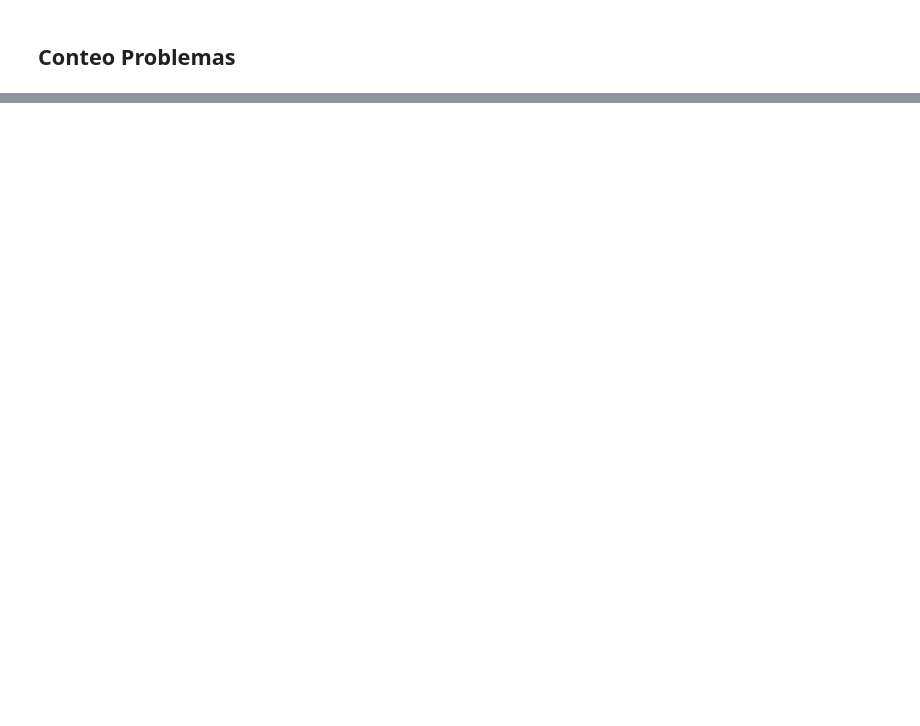
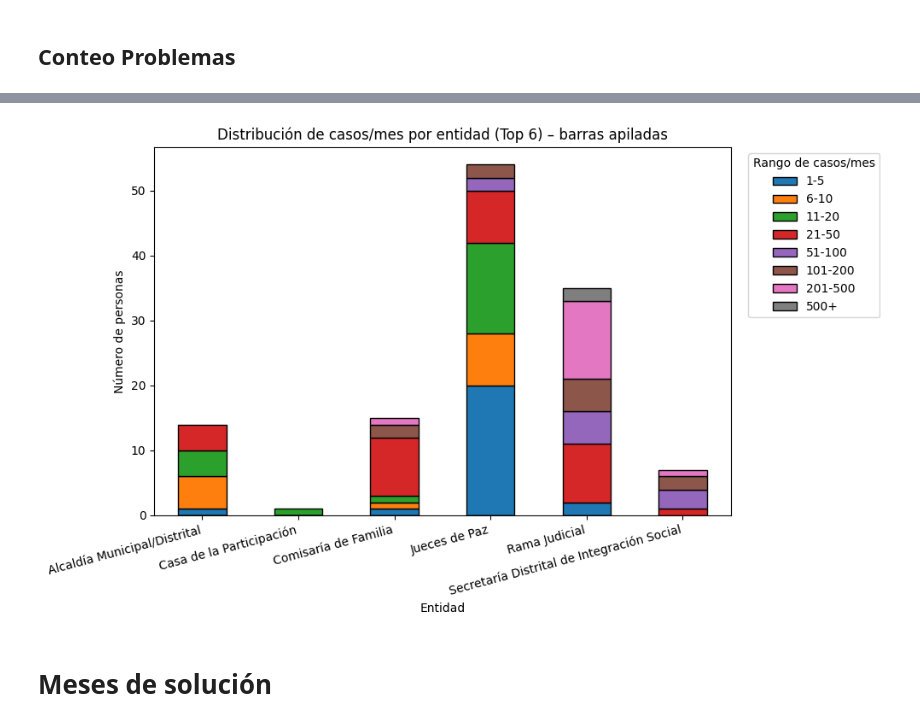
Before and after one commit to d-correalr/DSA, a Jupyter notebook: Expedición.ipynb, the cells around one changed output, grey strips where cells are left out. Drawn from its saved outputs; the diff is of its cells as text; code cells hidden in the pictures; blank space fills up the shorter version.

```diff
--- a/Expedición.ipynb
+++ b/Expedición.ipynb
@@ -1125,0 +1224,22 @@ m
+# %%
+
+topN = 6
+df_top = (df_f.groupby(col_entidad)[col_casos].size()
+          .sort_values(ascending=False).head(topN).index)
+tmp = df_f[df_f[col_entidad].isin(df_top)]
+
+conteo = (tmp.groupby([col_entidad,"RangoCasosMes"])
+          .size().unstack(fill_value=0))[labs]  # asegura orden de bins
+
+ax = conteo.plot(kind="bar", stacked=True, figsize=(10,6), edgecolor="black")
+plt.title("Distribución de casos/mes por entidad (Top 6) – barras apiladas")
+plt.xlabel("Entidad")
+plt.ylabel("Número de personas")
+plt.xticks(rotation=15, ha="right")
+plt.legend(title="Rango de casos/mes", bbox_to_anchor=(1.02,1), loc="upper left")
+plt.tight_layout()
+plt.show()
+# %% [output]
+[figure, added]
+# %% [markdown]
+# Meses de solución
```
Also changed, not shown: parts of 27 cells of this notebook.
